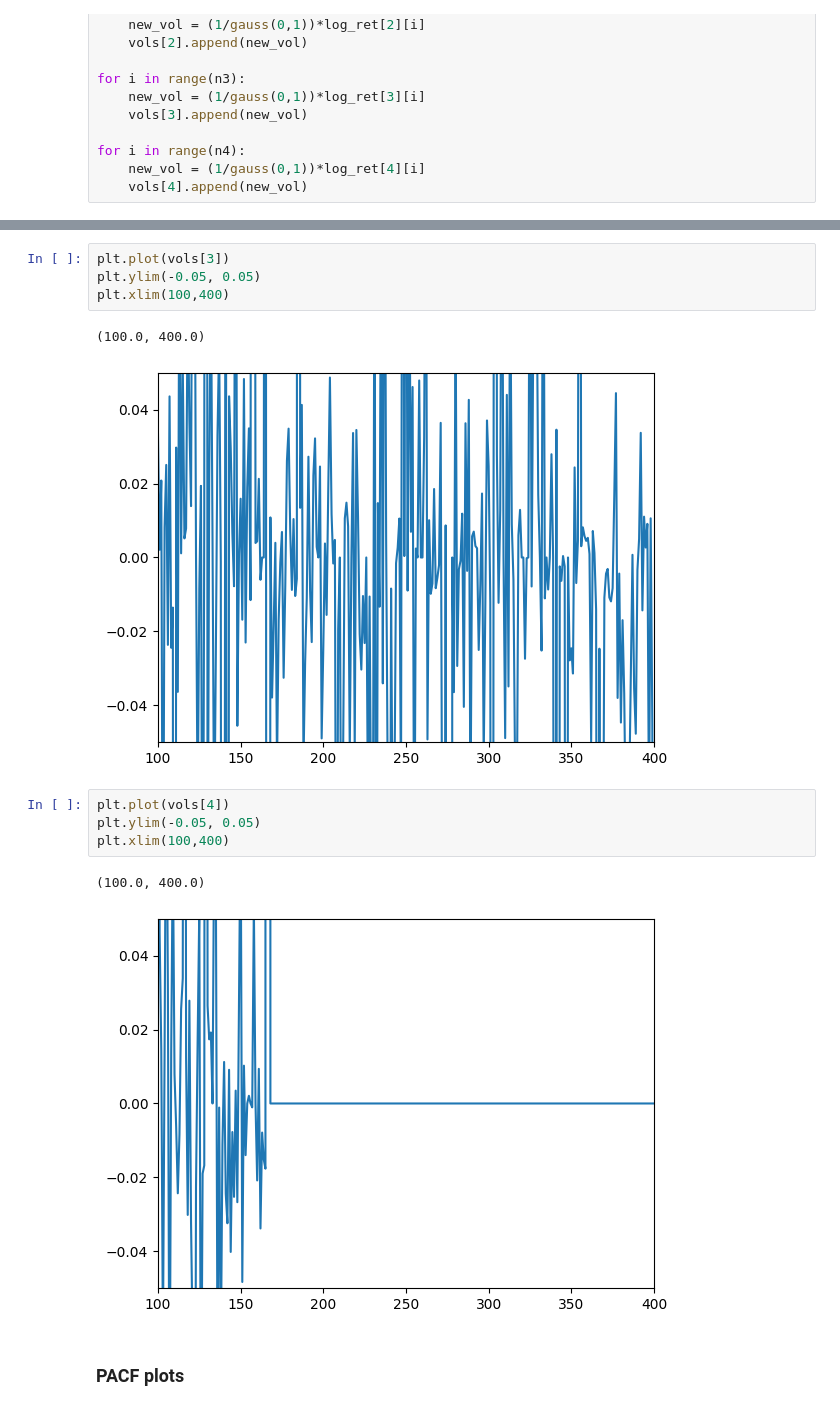
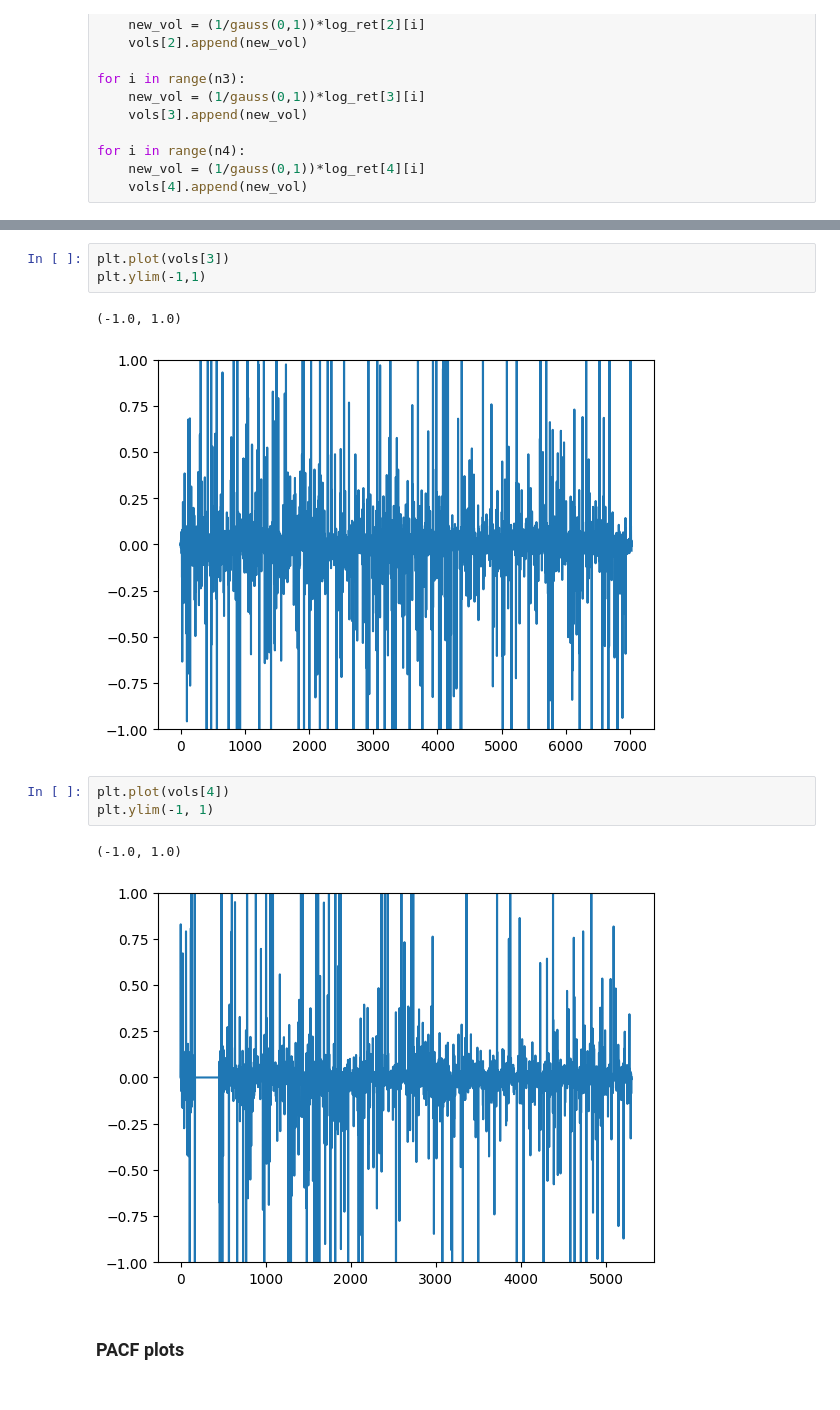
Before and after one commit to Gauranga2022/Time-Series-analysis, a Jupyter notebook: Stock_Price_Volatility_Prediction.ipynb, the cells around one changed output, grey strips where cells are left out. Cells and saved outputs as stored; diff of their text form.

```diff
--- a/Stock_Price_Volatility_Prediction.ipynb
+++ b/Stock_Price_Volatility_Prediction.ipynb
@@ -224,17 +219,15 @@ plt.xlim(100,400)
 # %%
 plt.plot(vols[3])
-plt.ylim(-0.05, 0.05)
-plt.xlim(100,400)
+plt.ylim(-1,1)
 # %% [output]
-(100.0, 400.0)
+(-1.0, 1.0)
-[figure, old version]
+[figure, new version]
 # %%
 plt.plot(vols[4])
-plt.ylim(-0.05, 0.05)
-plt.xlim(100,400)
+plt.ylim(-1, 1)
 # %% [output]
-(100.0, 400.0)
+(-1.0, 1.0)
-[figure, old version]
+[figure, new version]
 # %% [markdown]
 ### PACF plots
 # %%
```
Also changed, not shown: parts of 4 cells of this notebook.
